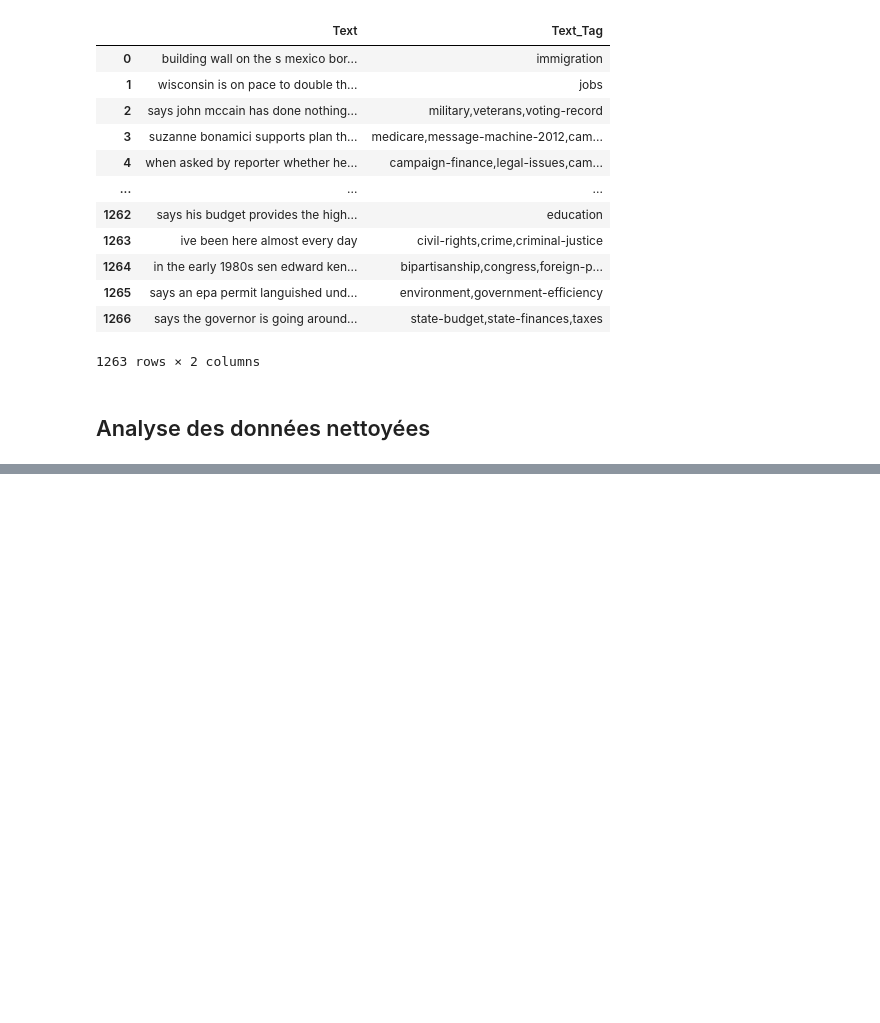
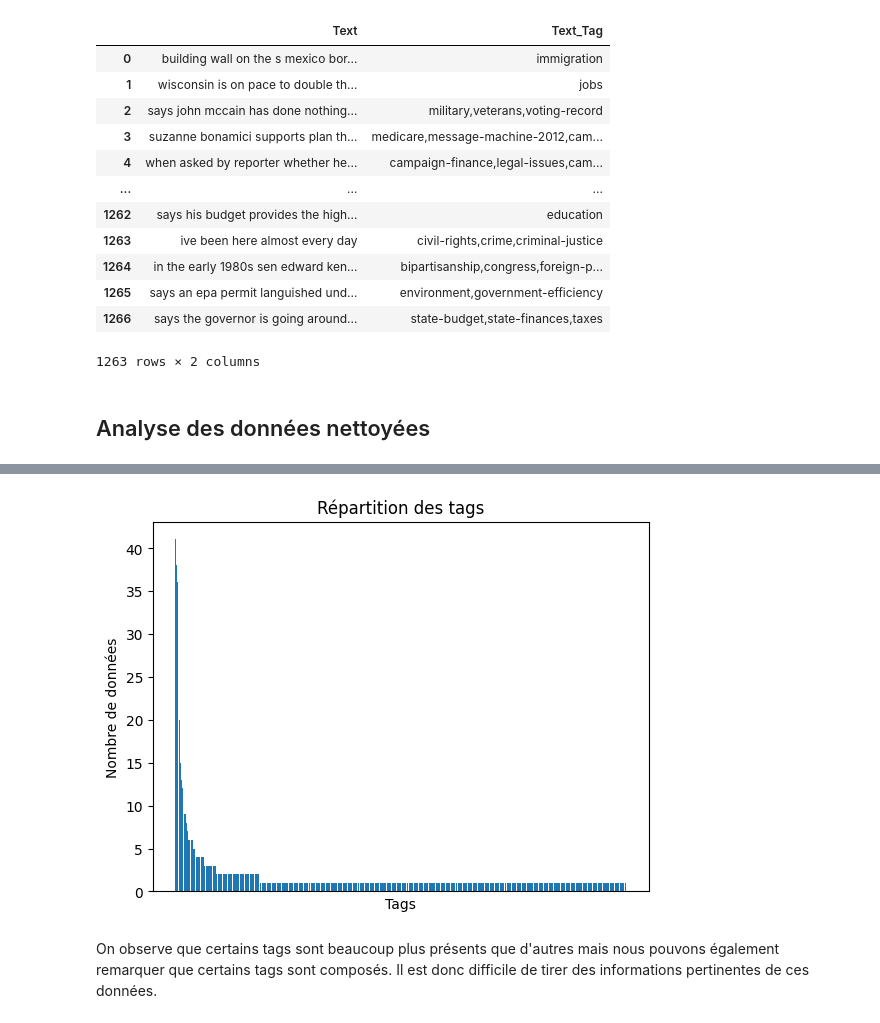
Before and after one commit to Harsisis/MachineLearning_TP, a Jupyter notebook: machineLearning/TP4/main.ipynb, the cells around one changed output, grey strips where cells are left out. Saved outputs shown, nothing was run; the diff lists cells and outputs as text; code cells hidden in the pictures; blank space fills up the shorter version.

```diff
--- a/machineLearning/TP4/main.ipynb
+++ b/machineLearning/TP4/main.ipynb
@@ -126,0 +160,3 @@ Nombre de mots uniques dans les données de train : 4299
+# %%
+counts_tags = df_train['Text_Tag'].value_counts()
+counts_tags
@@ -126,0 +177,11 @@ Nombre de mots uniques dans les données de train : 4299
+# %%
+plt.bar(counts_tags.index, counts_tags.values)
+plt.xlabel('Tags')
+plt.ylabel('Nombre de données')
+plt.title('Répartition des tags')
+plt.xticks([])
+plt.show()
+# %% [output]
+[figure, added]
+# %% [markdown]
+On observe que certains tags sont beaucoup plus présents que d'autres mais nous pouvons également remarquer que certains tags sont composés. Il est donc difficile de tirer des informations pertinentes de ces données.
```
Also changed, not shown: parts of 7 cells of this notebook.
